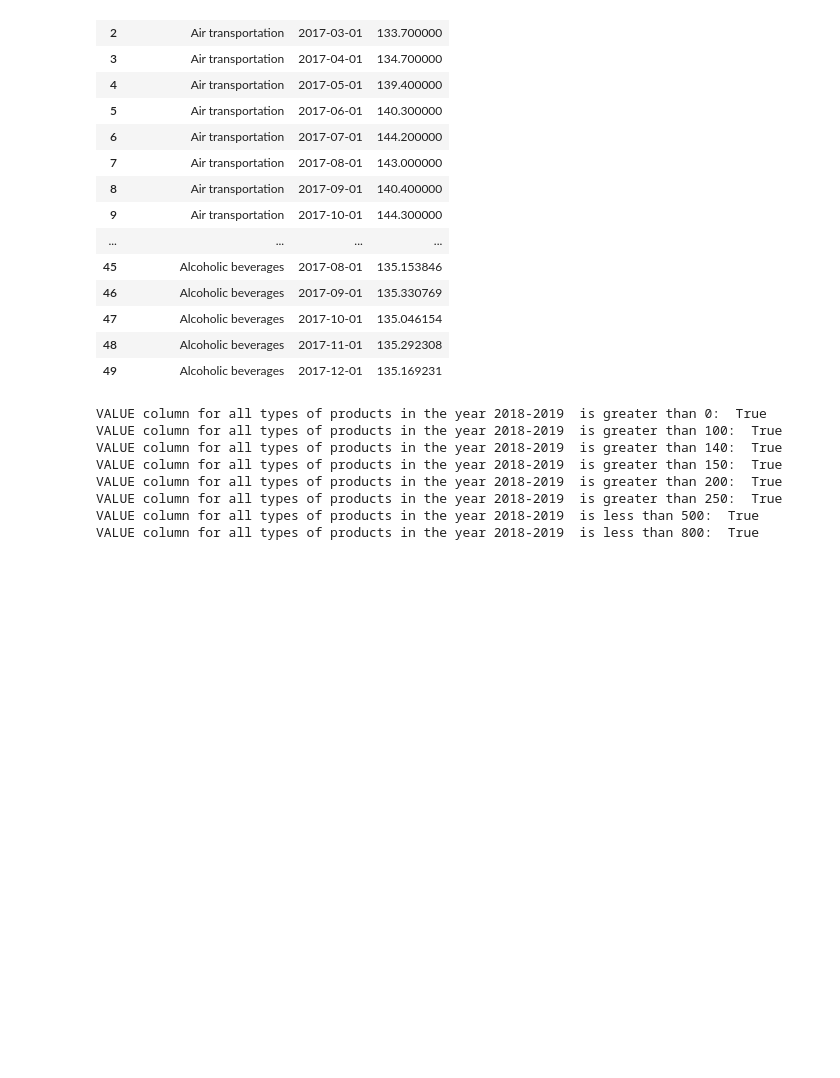
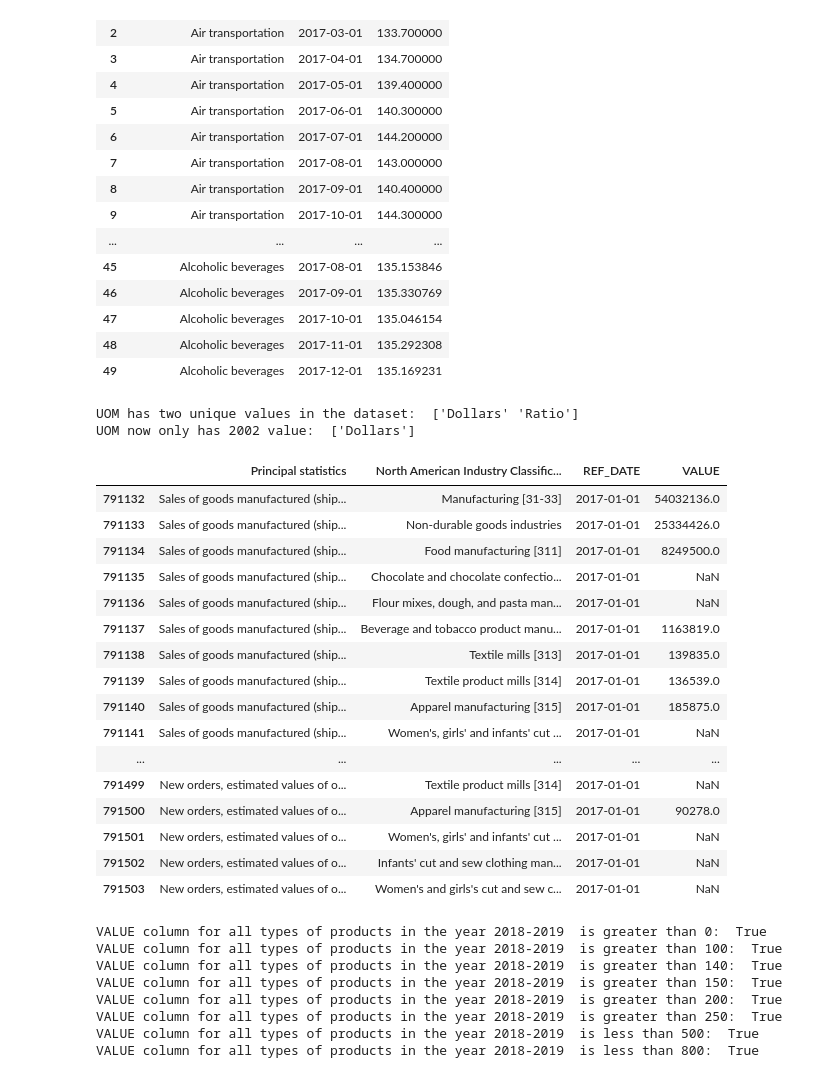
Before and after one commit to MADS-Lions/GoodsComparison2018Tariffs, a Jupyter notebook: notebooks/DataCleaningAndManipulation.ipynb, the cells around one changed output. Drawn from its saved outputs; the diff is of its cells as text; code cells hidden in the pictures; blank space fills up the shorter version.

Commit message:
Add sales data data manipulation - missing values were interpolated but values prior might need ARIMA

```diff
--- a/notebooks/DataCleaningAndManipulation.ipynb
+++ b/notebooks/DataCleaningAndManipulation.ipynb
@@ -9,3 +9,6 @@ from data import save_data, load_data, manipulate_data, check_for_na, check_data
 # %%
 df_USA_2018_2019_2020 = load_data('../data/raw/revised-seasonally-adjusted-indexes-2021.xlsx', '.xlsx')
 df_Canada_2018_2019_2020 = load_data('../data/raw/18100004.csv', '.csv')
+df_Canada_Sales = load_data('../data/raw/16100047.csv', '.csv')
+print(df_Canada_2018_2019_2020.head())
+print(df_Canada_2018_2019_2020.columns)
@@ -329,6 +350,31 @@ df_Canada_CPI_Formatted.head(50)
 | 47 | Alcoholic beverages | 2017-10-01 | 135.046154 |
 | 48 | Alcoholic beverages | 2017-11-01 | 135.292308 |
 | 49 | Alcoholic beverages | 2017-12-01 | 135.169231 |
+# %%
+df_Canada_Sales_Formatted = manipulate_data(df_Canada_Sales, 'Canada')
+# %% [output]
+UOM has two unique values in the dataset:  ['Dollars' 'Ratio']
+UOM now only has 2002 value:  ['Dollars']
+# %%
+df_Canada_Sales_Formatted.head(50)
+# %% [output]
+|  | Principal statistics | North American Industry Classific... | REF_DATE | VALUE |
+| 791132 | Sales of goods manufactured (ship... | Manufacturing [31-33] | 2017-01-01 | 54032136.0 |
+| 791133 | Sales of goods manufactured (ship... | Non-durable goods industries | 2017-01-01 | 25334426.0 |
+| 791134 | Sales of goods manufactured (ship... | Food manufacturing [311] | 2017-01-01 | 8249500.0 |
+| 791135 | Sales of goods manufactured (ship... | Chocolate and chocolate confectio... | 2017-01-01 | NaN |
+| 791136 | Sales of goods manufactured (ship... | Flour mixes, dough, and pasta man... | 2017-01-01 | NaN |
+| 791137 | Sales of goods manufactured (ship... | Beverage and tobacco product manu... | 2017-01-01 | 1163819.0 |
+| 791138 | Sales of goods manufactured (ship... | Textile mills [313] | 2017-01-01 | 139835.0 |
+| 791139 | Sales of goods manufactured (ship... | Textile product mills [314] | 2017-01-01 | 136539.0 |
+| 791140 | Sales of goods manufactured (ship... | Apparel manufacturing [315] | 2017-01-01 | 185875.0 |
+| 791141 | Sales of goods manufactured (ship... | Women's, girls' and infants' cut ... | 2017-01-01 | NaN |
+| ... | ... | ... | ... | ... |
+| 791499 | New orders, estimated values of o... | Textile product mills [314] | 2017-01-01 | NaN |
+| 791500 | New orders, estimated values of o... | Apparel manufacturing [315] | 2017-01-01 | 90278.0 |
+| 791501 | New orders, estimated values of o... | Women's, girls' and infants' cut ... | 2017-01-01 | NaN |
+| 791502 | New orders, estimated values of o... | Infants' cut and sew clothing man... | 2017-01-01 | NaN |
+| 791503 | New orders, estimated values of o... | Women's and girls's cut and sew c... | 2017-01-01 | NaN |
 # %%
 #see the range of CPI index for Canada in 2018 and 2019 for any item
 print("VALUE column for all types of products in the year 2018-2019", " is greater than 0: ", test_unit_less_than_or_greater_than(df_Canada_CPI_Formatted, "VALUE", 0, "greater_than"))
```
Also changed, not shown: parts of 4 cells of this notebook, 2 other files.
